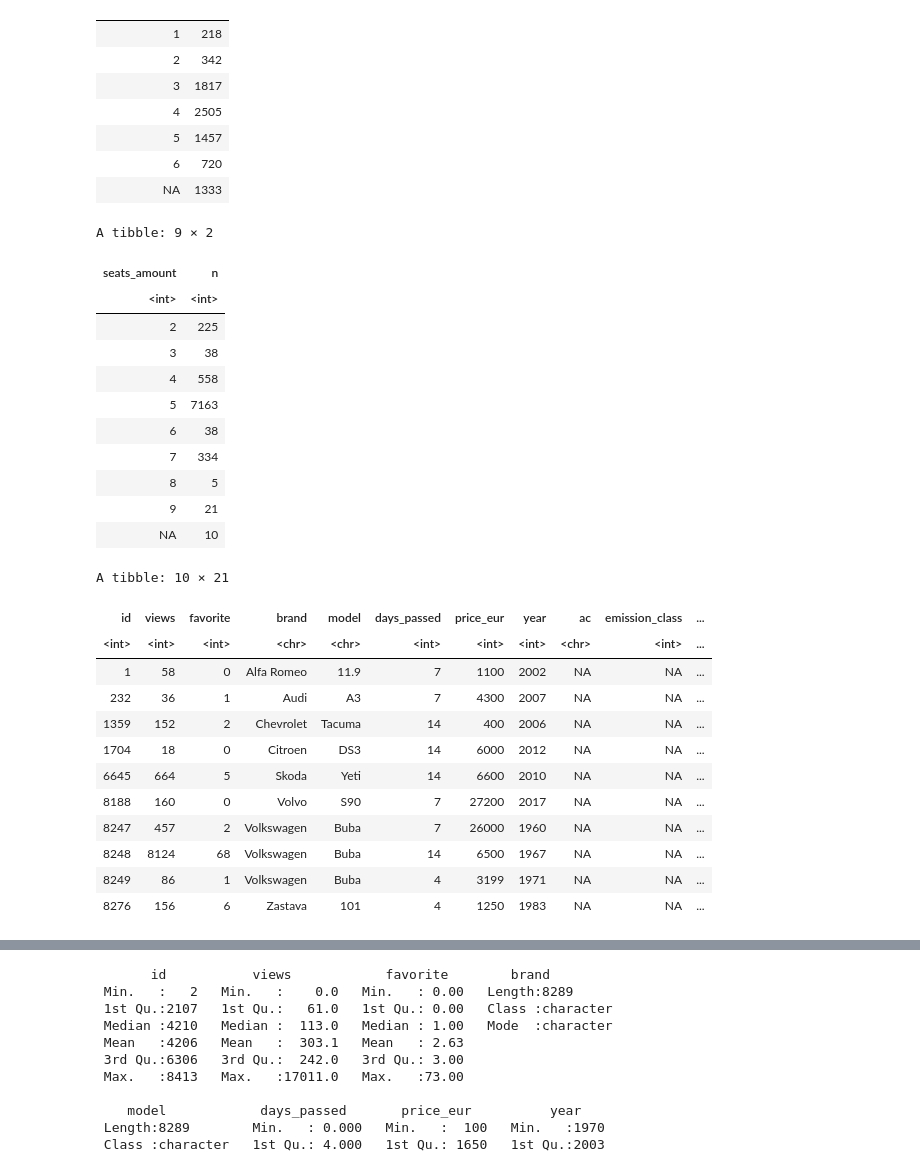
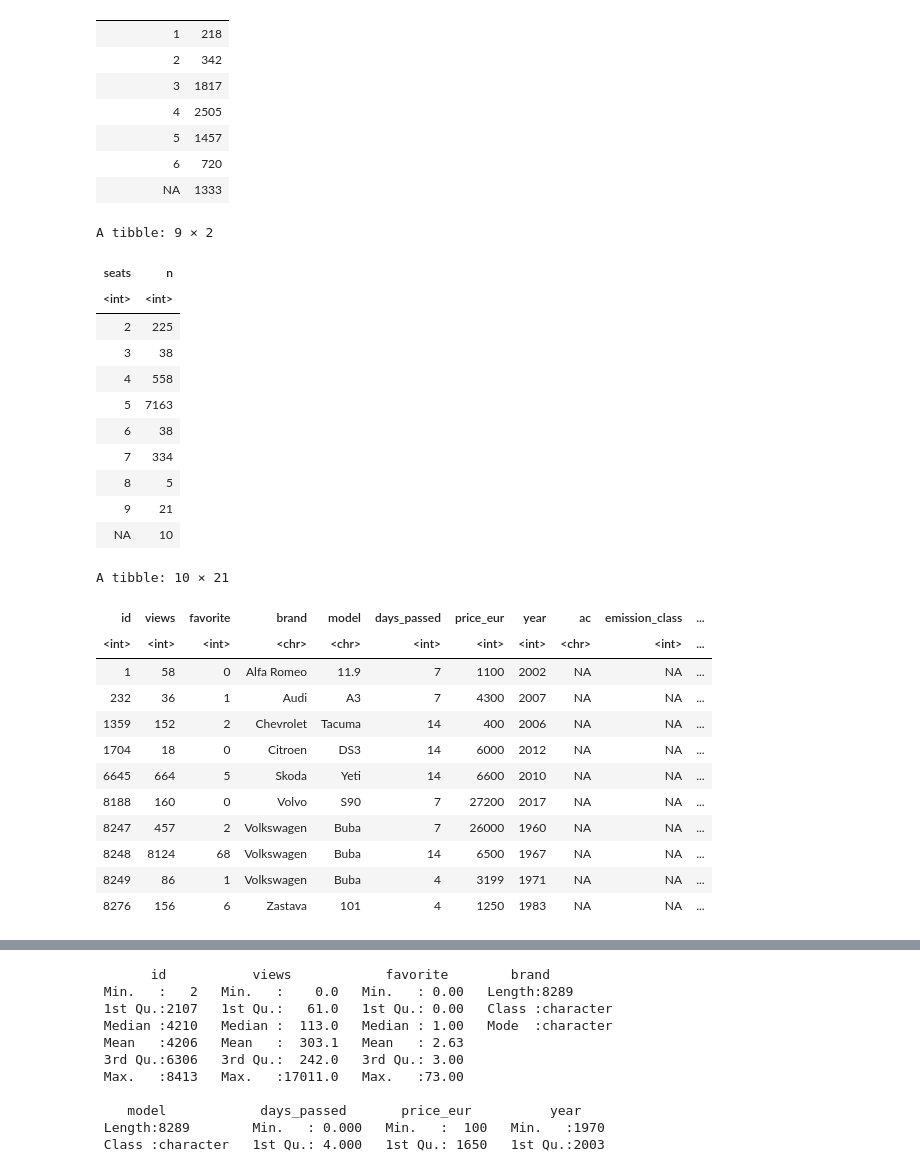
Before and after one commit to balintschmidt22/r_data_mining, a Jupyter notebook: car_sales.ipynb, the cells around one changed output, grey strips where cells are left out. Cells and saved outputs as stored; diff of their text form; code cells hidden in the pictures.

```diff
--- a/car_sales.ipynb
+++ b/car_sales.ipynb
@@ -401,13 +401,13 @@ A tibble: 7 × 2
 | NA | 1333 |
 # %%
 cars_raw %>%
-count(seats_amount)
+count(seats)
 
 cars_raw %>%
-filter(is.na(seats_amount))
+filter(is.na(seats))
 # %% [output]
 A tibble: 9 × 2
-| seats_amount | n |
+| seats | n |
 | <int> | <int> |
 | 2 | 225 |
 | 3 | 38 |
```
Also changed, not shown: parts of 29 cells of this notebook.
